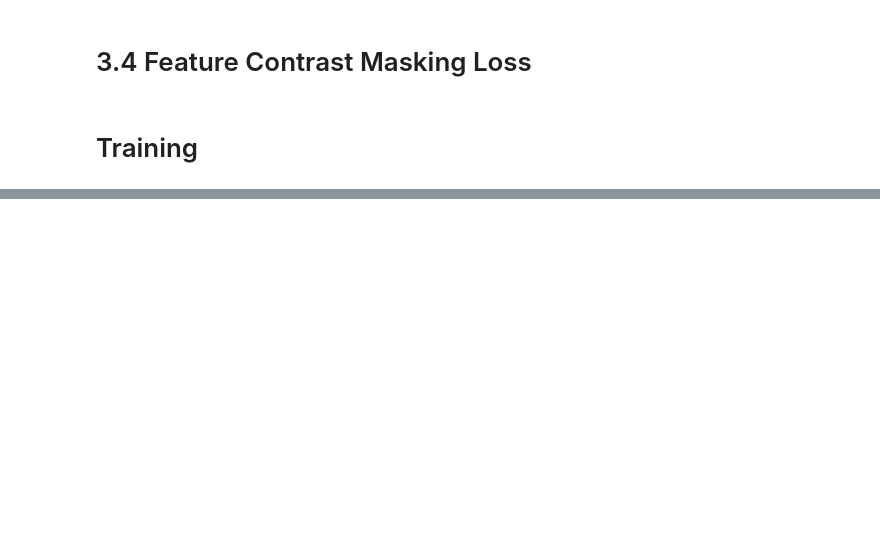
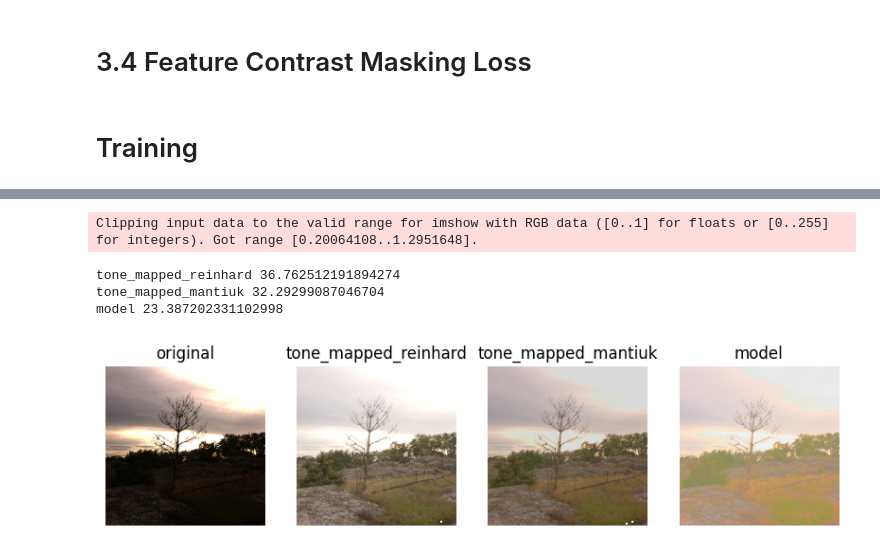
Before and after one commit to twezowic/SIGK, a Jupyter notebook: lab2/note.ipynb, the cells around one changed output, grey strips where cells are left out. Cells and saved outputs as stored; diff of their text form; code cells hidden in the pictures; blank space fills up the shorter version.

```diff
--- a/lab2/note.ipynb
+++ b/lab2/note.ipynb
@@ -178,4 +203,4 @@ def mi_law(input, lambda1=8.759, lambda2=0.1494, gamma1=2.148, gamma2=-2.067):
 
 def mi_img(img: np.ndarray):
     law_value = mi_law(img)
-    return np.log(1+law_value*img)/np.log(1+law_value)
+    return torch.log(1+law_value*img)/torch.log(1+law_value)
@@ -229,0 +265,10 @@ for epoch in range(num_epochs):
+# %%
+dataset = EXRDataset("./data/processed")
+
+train_size = int(0.8 * len(dataset))
+val_size = len(dataset) - train_size
+
+train_dataset, val_dataset = random_split(dataset, [train_size, val_size])
+
+# train_loader = DataLoader(train_dataset, batch_size=1, shuffle=True)
+# val_loader = DataLoader(val_dataset, batch_size=4, shuffle=False)
@@ -229,0 +333,38 @@ for epoch in range(num_epochs):
+# %%
+image=val_dataset[3]
+
+img_low, img_mid, img_high = exposures(image)
+image=np.clip(image.numpy().transpose(1, 2, 0), 0, 1)
+
+result = np.clip(model(img_low, img_mid, img_high).detach().numpy().transpose(1, 2, 0), 0, 1)
+# %%
+tone_mapped_reinhard = tone_map_reinhard(image)
+tone_mapped_mantiuk = tone_map_mantiuk(image)
+
+fig, axes = plt.subplots(1, 4, figsize=(10, 10))
+
+axes[0].imshow(fix_colors(image))
+axes[0].axis('off')
+axes[0].set_title("original")
+
+axes[1].imshow(fix_colors(tone_mapped_reinhard))
+axes[1].axis('off')
+axes[1].set_title("tone_mapped_reinhard")
+
+axes[2].imshow(fix_colors(tone_mapped_mantiuk))
+axes[2].axis('off')
+axes[2].set_title("tone_mapped_mantiuk")
+
+axes[3].imshow(fix_colors(color_correction(image, result)))
+axes[3].axis('off')
+axes[3].set_title("model")
+
+print('tone_mapped_reinhard', evaluate_image(image=tone_mapped_reinhard))
+print('tone_mapped_mantiuk', evaluate_image(image=tone_mapped_mantiuk))
+print('model', evaluate_image(image=result))
+# %% [output]
+Clipping input data to the valid range for imshow with RGB data ([0..1] for floats or [0..255] for integers). Got range [0.20064108..1.2951648].
+tone_mapped_reinhard 36.762512191894274
+tone_mapped_mantiuk 32.29299087046704
+model 23.387202331102998
+[figure, added]
```
Also changed, not shown: parts of 17 cells of this notebook, 5 other files.
